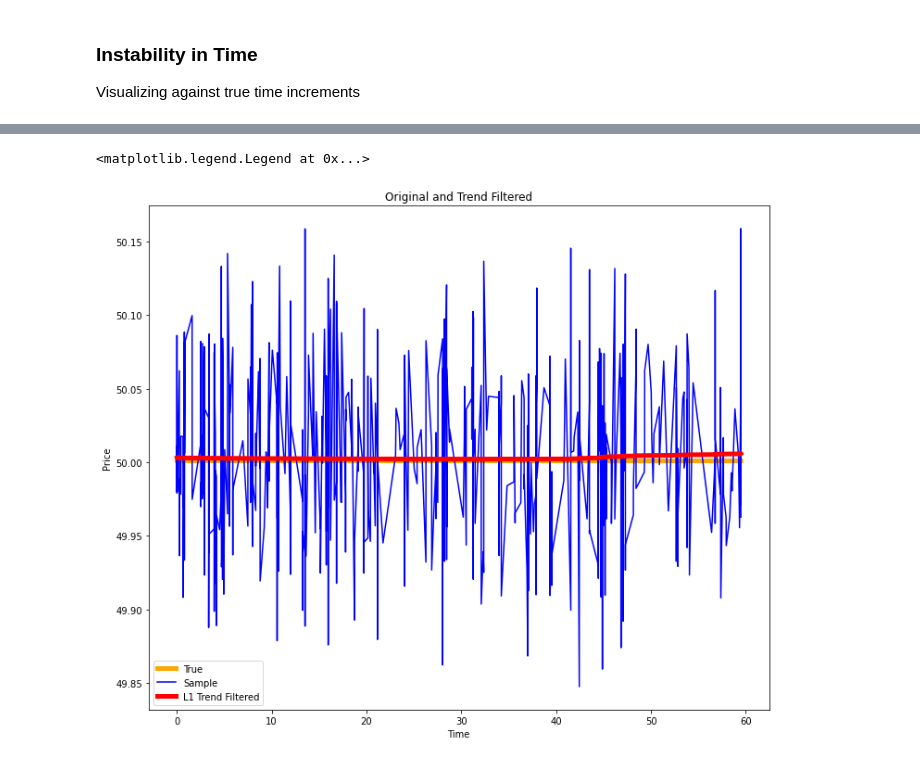
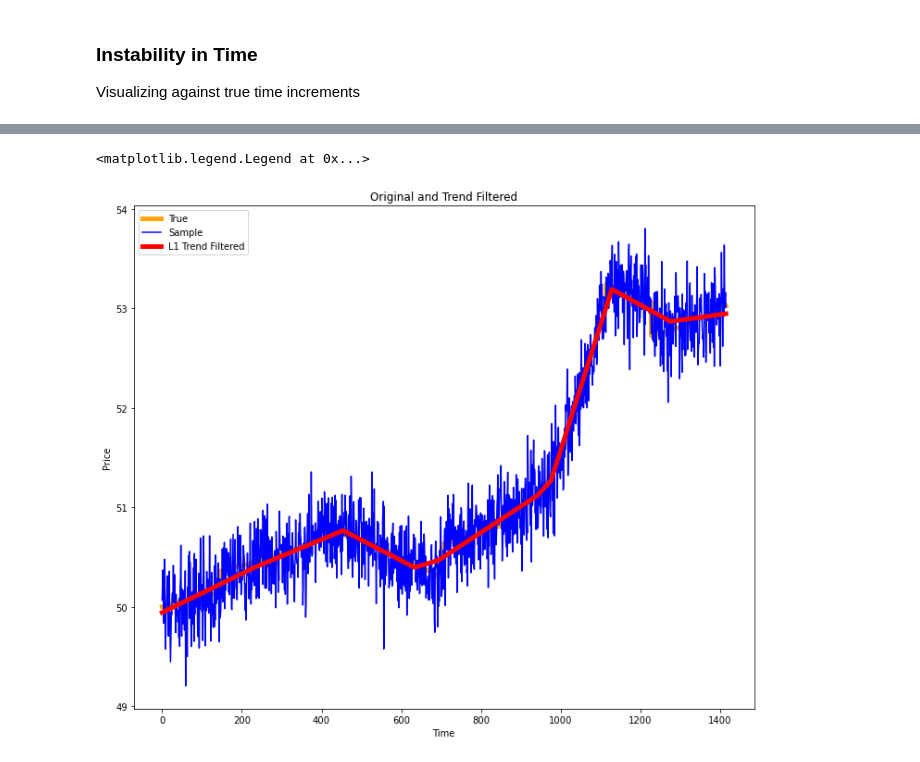
Before and after one commit to jasonbohne123/Adaptive_Signal_Estimation, a Jupyter notebook: Lasso_CPD/Conditional_TF-Sim2.ipynb, the cells around one changed output, grey strips where cells are left out. Saved outputs shown, nothing was run; the diff lists cells and outputs as text; code cells hidden in the pictures.

Commit message:
fixed irregular time

```diff
--- a/Lasso_CPD/Conditional_TF-Sim2.ipynb
+++ b/Lasso_CPD/Conditional_TF-Sim2.ipynb
@@ -77,7 +78,7 @@ def remove_consecutive_max(indices,values,d):
 
     tuples=[(i,i+1) for i in range(0,len(indices))]
 
-    diff_dict=dict(zip(tuples,diff))
+    diff_dict=dict(zip(tuples,np.diff(indices)))
     diff_list=sorted(diff_dict.items(),key=lambda x:x[1])
     list_indices=[i[0] for i in diff_list if i[1]<d]
     remove_indices=[i[np.argmin(np.array([values[i[0]-1],values[i[1]-1]]))] for i in list_indices]
@@ -110,3 +111,4 @@ def find_max(prior,count,d=None):
     return new_indices,new_values
 
 indices,values=find_max(volume_prior,N)
+indices
@@ -117,18 +121,27 @@ indices,values=find_max(volume_prior,N)
 - Each change in underlying series is sampled from a normal distribution of variance prespecified
 - Interpretation is that most consecutive values will be piecewise linear with small noise; with sparse jumps arising from larger variance
 # %%
-def generate_true_underlying(changepoints,variance,prior,prior_index=None,init=0,init_step=0.001,time_scale=1):
+def generate_true_underlying(changepoints,variance,prior,prior_index=None,init=0,init_step=0.001,threshold=1,seed=12456):
     """ Simulate price process as piecewise linear between selected changepoints; scaling distance btwn consecutive cp
     """
-
+    np.random.seed(seed)
     if prior_index is None:
         prior_index=np.ones(len(prior))
 
+    # thresholding unit time
+    prior_index=np.fmax(prior_index,1)
+
+    def compute_init_step(x0):
+        """ Compute initial step to determine slope
+        """
+        stand_norm=np.random.normal(size=1)[0] # equal prob up or down
+        x1=x0+(np.sign(stand_norm)*init_step)
+        return x1
 
     increment,counter=0,0
     skip_step=False
     x0=0
-    x1=x0+init_step
+    x1=compute_init_step(x0)
 
     N=len(prior)
     samples=[]
@@ -137,13 +150,15 @@ def generate_true_underlying(changepoints,variance,prior,prior_index=None,init=0
 
 
     for point in range(0,N):
-        time_step=max(prior_index[point],1)
+        time_step=prior_index[point]
         if skip_step:
             skip_step=False
             continue
 
         if  increment<len(changepoints):
             if  point==changepoints[increment] :
+                next_time_step=prior_index[point+1]
+
                 increment+=1
                 mu=samples[point-1]+time_step*(samples[point-1]-samples[point-2]) # location
 
@@ -152,19 +167,25 @@ def generate_true_underlying(changepoints,variance,prior,prior_index=None,init=0
                 sample=np.random.normal(loc=mu,scale=scale,size=1)[0]
                 samples.append(sample)
 
-                stand_norm=np.random.normal(size=1)[0]
+                new_step=compute_init_step(sample)
+                samples.append(new_step)
 
-                samples.append(sample+time_step*(np.sign(stand_norm)*init_step))
                 skip_step=True
+
             else:
                 s_i=samples[-1]+time_step*(samples[-1]-samples[-2])
+
                 samples.append(s_i)
+
 
         else:
 
             s_i=samples[-1]+time_step*(samples[-1]-samples[-2])
 
+
             samples.append(s_i)
+
+
     samples.pop(0)
     samples.pop(0)
     return np.array(samples)+init
@@ -328,7 +368,6 @@ Generate true signal assuming time increments
 diff_index=np.diff(volume_index)
 concat_index=np.append(diff_index,np.mean(diff_index))
 
-
-time_spaced_series=generate_true_underlying(indices,variance,volume_prior,concat_index,init=0)
+time_spaced_series=generate_true_underlying(indices,variance,volume_prior,concat_index,init=50)
 # %%
 fig,ax=plt.subplots(figsize=(12,10))
@@ -342,5 +381,5 @@ Text(0.5, 1.0, 'Simulated Path off True Time Steps')
 # %%
-x_i_time=sample_discrete_process(time_spaced_series,sample_variance=0.05)
+x_i_time=sample_discrete_process(time_spaced_series,sample_variance)
 # %%
 fig,ax=plt.subplots(figsize=(12,10))
 plt.plot(volume_index,x_i_time)
@@ -360,12 +407,12 @@ pobj1: [[347244.13763666]], pobj2: [[1.09502881]], dobj: [[1.09201523]], gap: [[
 # %%
 fig,ax=plt.subplots(figsize=(12,10))
-plt.plot(volume_index,time_spaced_series,label='True', lw=5,color='orange')
-plt.plot(volume_index,x_i_time,label='Sample',color='blue')
-plt.plot(volume_index,trend_filter_series_time,label='L1 Trend Filtered',lw=5,color='red')
+plt.plot(time_spaced_series,label='True', lw=5,color='orange')
+plt.plot(x_i_time,label='Sample',color='blue')
+plt.plot(trend_filter_series_time,label='L1 Trend Filtered',lw=5,color='red')
 plt.title("Original and Trend Filtered")
 plt.xlabel("Time")
 plt.ylabel('Price')
 plt.legend()
 # %% [output]
 <matplotlib.legend.Legend at 0x...>
-[figure, old version]
+[figure, new version]
```
Also changed, not shown: parts of 18 cells of this notebook.
